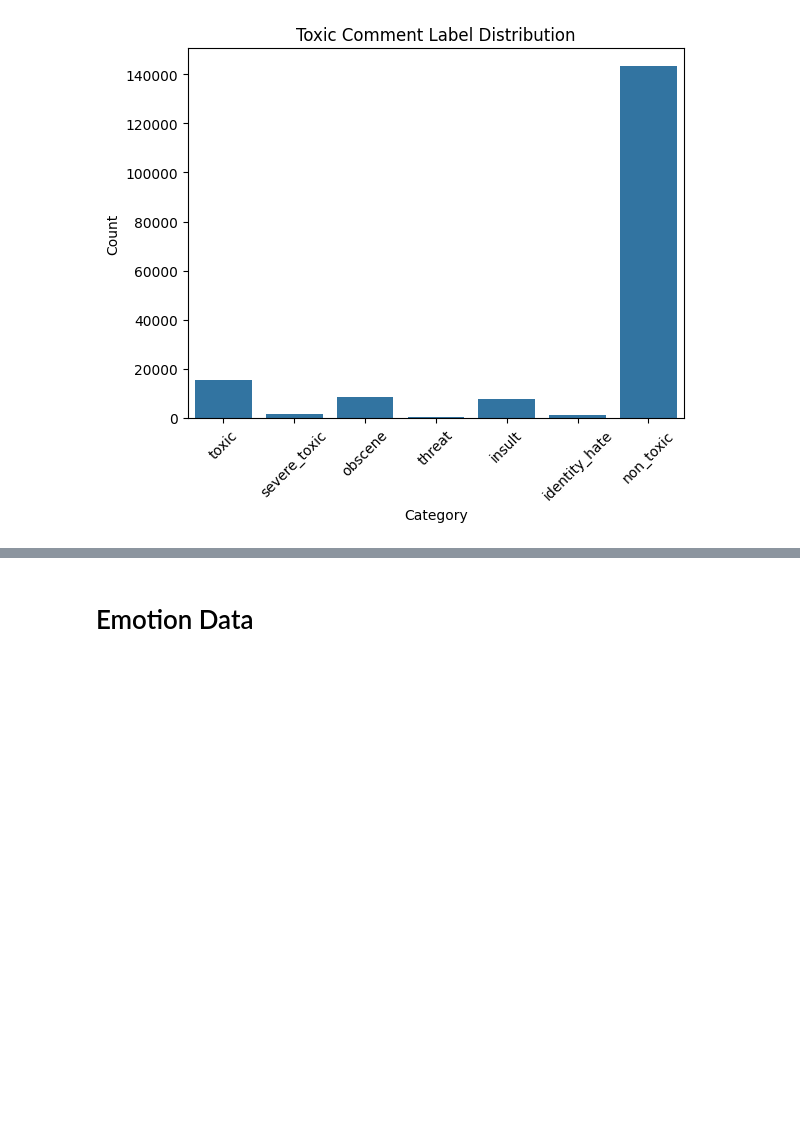
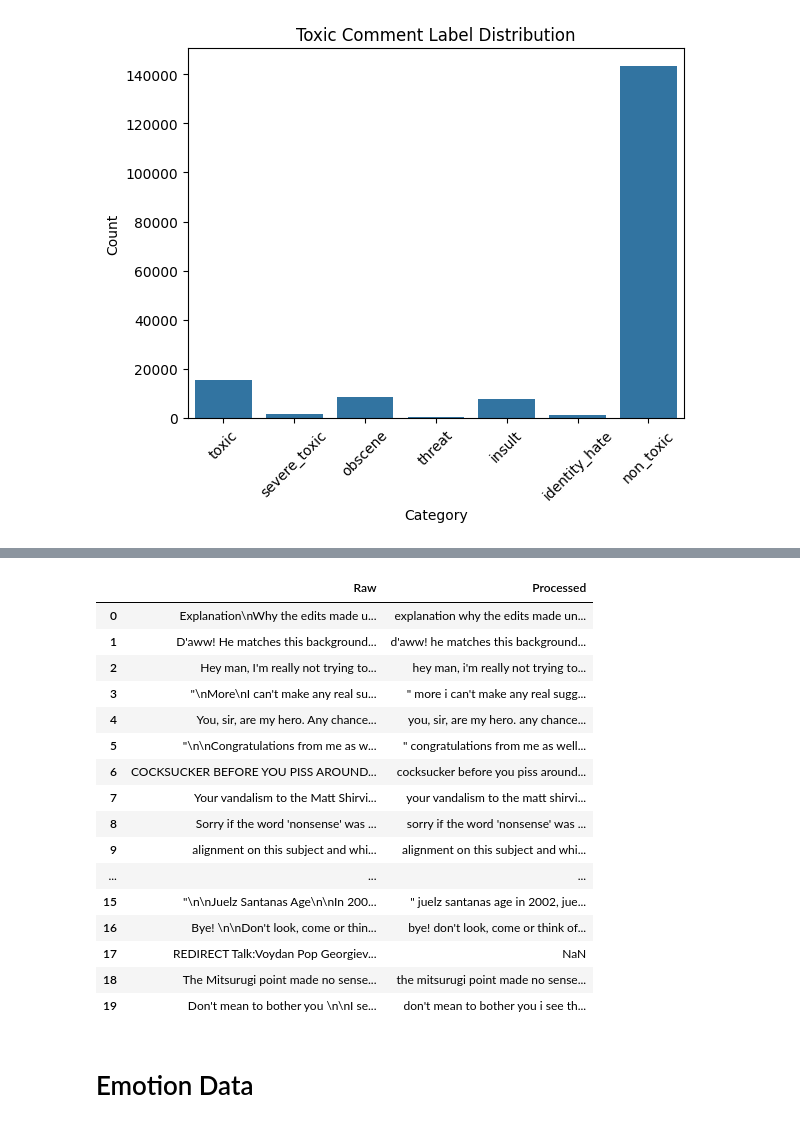
Before and after one commit to scottpitcher/toxicity-emotion-detection, a Jupyter notebook: notebooks/data_inspection.ipynb, the cells around one changed output, grey strips where cells are left out. Cells and saved outputs as stored; diff of their text form; code cells hidden in the pictures; blank space fills up the shorter version.

```diff
--- a/notebooks/data_inspection.ipynb
+++ b/notebooks/data_inspection.ipynb
@@ -48,2 +101,24 @@ plt.show()
+# %%
+toxic_comparison = pd.DataFrame({"Raw":toxic_data['comment_text'].head(20).tolist(),
+                                "Processed":toxic_processed['clean_text'].head(20).tolist()})
+toxic_comparison
+# %% [output]
+|  | Raw | Processed |
+| 0 | Explanation\nWhy the edits made u... | explanation why the edits made un... |
+| 1 | D'aww! He matches this background... | d'aww! he matches this background... |
+| 2 | Hey man, I'm really not trying to... | hey man, i'm really not trying to... |
+| 3 | "\nMore\nI can't make any real su... | " more i can't make any real sugg... |
+| 4 | You, sir, are my hero. Any chance... | you, sir, are my hero. any chance... |
+| 5 | "\n\nCongratulations from me as w... | " congratulations from me as well... |
+| 6 | COCKSUCKER BEFORE YOU PISS AROUND... | cocksucker before you piss around... |
+| 7 | Your vandalism to the Matt Shirvi... | your vandalism to the matt shirvi... |
+| 8 | Sorry if the word 'nonsense' was ... | sorry if the word 'nonsense' was ... |
+| 9 | alignment on this subject and whi... | alignment on this subject and whi... |
+| ... | ... | ... |
+| 15 | "\n\nJuelz Santanas Age\n\nIn 200... | " juelz santanas age in 2002, jue... |
+| 16 | Bye! \n\nDon't look, come or thin... | bye! don't look, come or think of... |
+| 17 | REDIRECT Talk:Voydan Pop Georgiev... | NaN |
+| 18 | The Mitsurugi point made no sense... | the mitsurugi point made no sense... |
+| 19 | Don't mean to bother you \n\nI se... | don't mean to bother you i see th... |
 # %% [markdown]
 # Emotion Data
```
Also changed, not shown: parts of 5 cells of this notebook, 5 other files.
